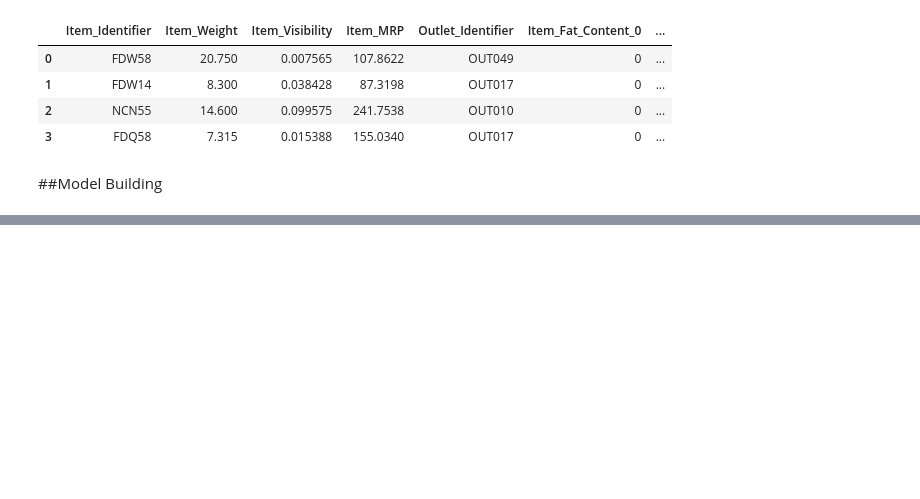
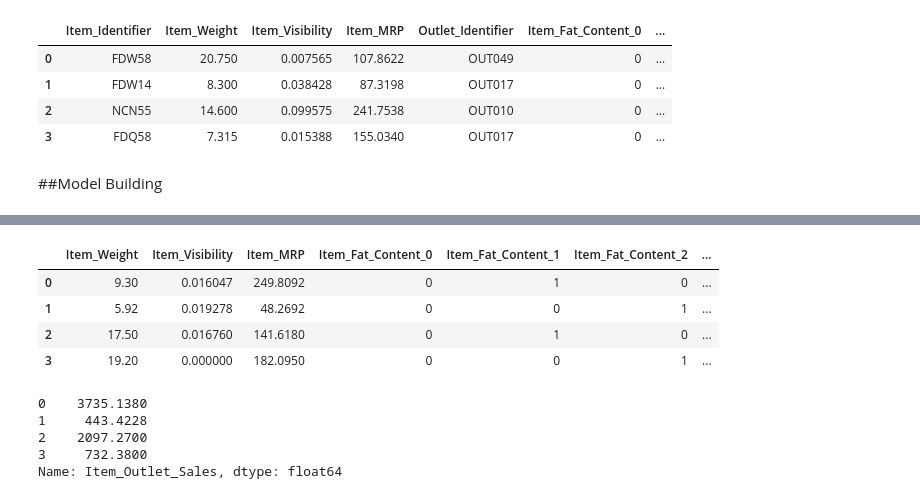
Before and after one commit to faria98/BigMart_Sales_Prediction, a Jupyter notebook: BigMart_predict.ipynb, the cells around one changed output, grey strips where cells are left out. Drawn from its saved outputs; the diff is of its cells as text; code cells hidden in the pictures; blank space fills up the shorter version.

```diff
--- a/BigMart_predict.ipynb
+++ b/BigMart_predict.ipynb
@@ -506,3 +506,8 @@ test_n.head(4)
 | 3 | FDQ58 | 7.315 | 0.015388 | 155.0340 | OUT017 | 0 | ... |
 # %% [markdown]
 ##Model Building
+# %%
+X_train = train_n.drop(['Item_Outlet_Sales', 'Outlet_Identifier','Item_Identifier'], axis=1)
+Y_train = train_n.Item_Outlet_Sales
+
+X_train, Y_train
@@ -508,0 +550,16 @@ test_n.head(4)
+# %%
+X_train.head(4)
+# %% [output]
+|  | Item_Weight | Item_Visibility | Item_MRP | Item_Fat_Content_0 | Item_Fat_Content_1 | Item_Fat_Content_2 | ... |
+| 0 | 9.30 | 0.016047 | 249.8092 | 0 | 1 | 0 | ... |
+| 1 | 5.92 | 0.019278 | 48.2692 | 0 | 0 | 1 | ... |
+| 2 | 17.50 | 0.016760 | 141.6180 | 0 | 1 | 0 | ... |
+| 3 | 19.20 | 0.000000 | 182.0950 | 0 | 0 | 1 | ... |
+# %%
+Y_train.head(4)
+# %% [output]
+0    3735.1380
+1     443.4228
+2    2097.2700
+3     732.3800
+Name: Item_Outlet_Sales, dtype: float64
```
Also changed, not shown: parts of 11 cells of this notebook.
